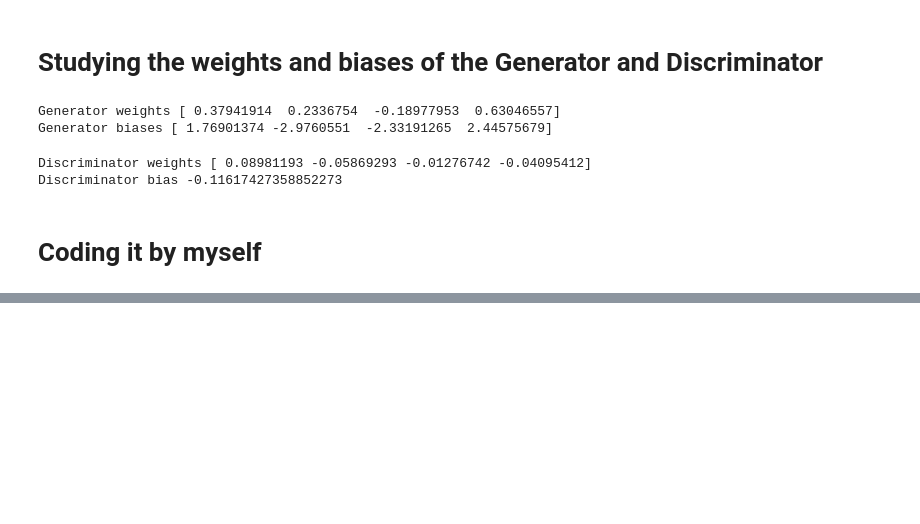
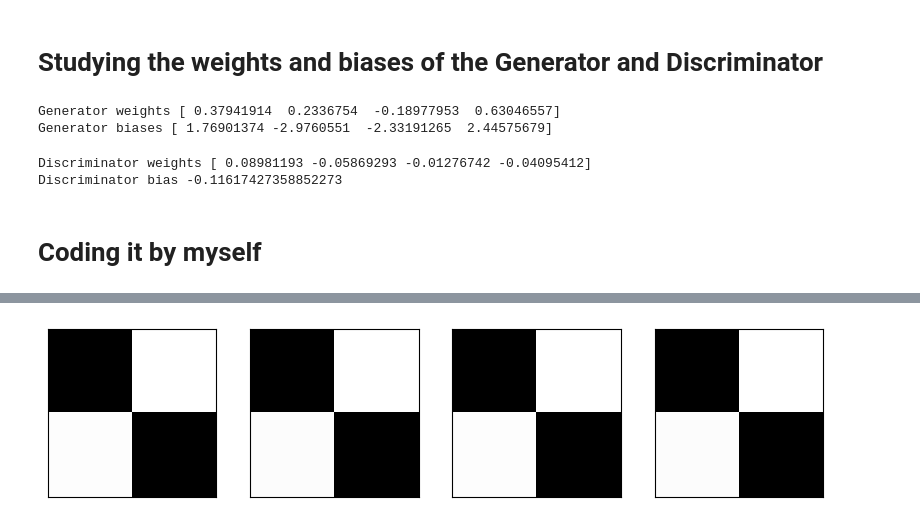
Before and after one commit to yashpundir/Research-Study, a Jupyter notebook: gans/GANs_in_Slanted_Land.ipynb, the cells around one changed output, grey strips where cells are left out. Cells and saved outputs as stored; diff of their text form; code cells hidden in the pictures; blank space fills up the shorter version.

```diff
--- a/gans/GANs_in_Slanted_Land.ipynb
+++ b/gans/GANs_in_Slanted_Land.ipynb
@@ -320,0 +352,10 @@ for epoch in range(epochs):
+# %%
+generated_images = []
+for i in range(4):
+    z = np.random.rand(1,1)
+    generated_image = G.forward(z)
+    generated_images.append(generated_image)
+
+_ = view_samples(generated_images, 1, 4)
+# %% [output]
+[figure, added]
```
Also changed, not shown: parts of 24 cells of this notebook.
